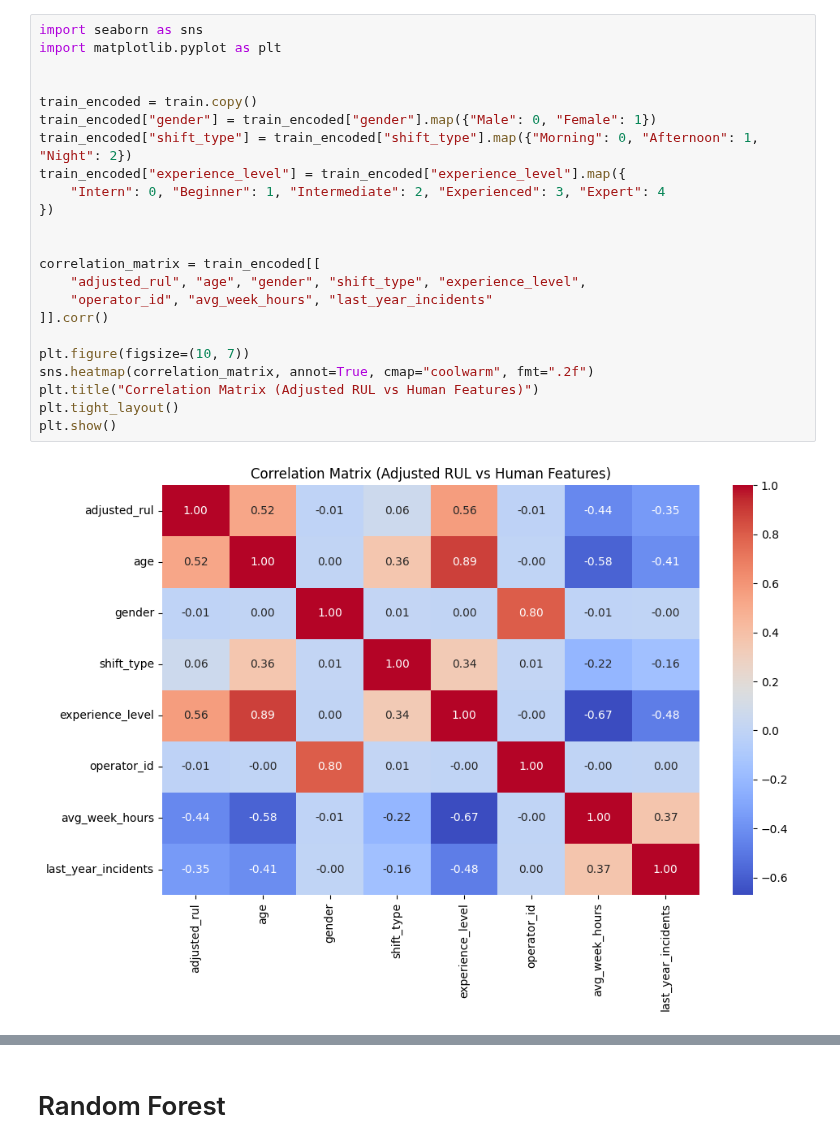
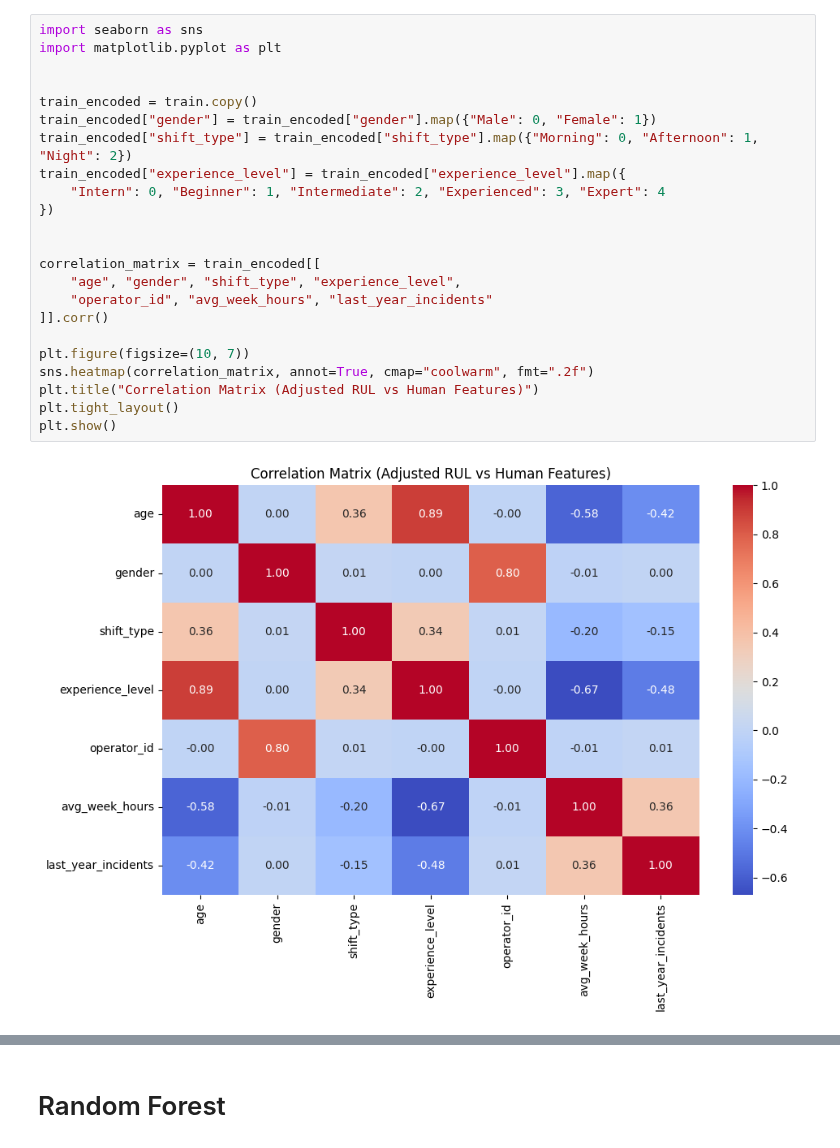
Before and after one commit to Serendipity-PdM/analysis, a Jupyter notebook: shift-data.ipynb, the cells around one changed output, grey strips where cells are left out. Drawn from its saved outputs; the diff is of its cells as text.

Commit message:
corrections (shift)

```diff
--- a/shift-data.ipynb
+++ b/shift-data.ipynb
@@ -193,28 +181,28 @@ summary
 # %%
 import seaborn as sns
 import matplotlib.pyplot as plt
 
 
 train_encoded = train.copy()
 train_encoded["gender"] = train_encoded["gender"].map({"Male": 0, "Female": 1})
 train_encoded["shift_type"] = train_encoded["shift_type"].map({"Morning": 0, "Afternoon": 1, "Night": 2})
 train_encoded["experience_level"] = train_encoded["experience_level"].map({
     "Intern": 0, "Beginner": 1, "Intermediate": 2, "Experienced": 3, "Expert": 4
 })
 
 
 correlation_matrix = train_encoded[[
-    "adjusted_rul", "age", "gender", "shift_type", "experience_level",
+    "age", "gender", "shift_type", "experience_level",
     "operator_id", "avg_week_hours", "last_year_incidents"
 ]].corr()
 
 plt.figure(figsize=(10, 7))
 sns.heatmap(correlation_matrix, annot=True, cmap="coolwarm", fmt=".2f")
 plt.title("Correlation Matrix (Adjusted RUL vs Human Features)")
 plt.tight_layout()
 plt.show()
 # %% [output]
-[figure, old version]
+[figure, new version]
 # %%
 fig, axs = plt.subplots(3, 2, figsize=(14, 14))
 
```
Also changed, not shown: parts of 7 cells of this notebook, 3 other files.
